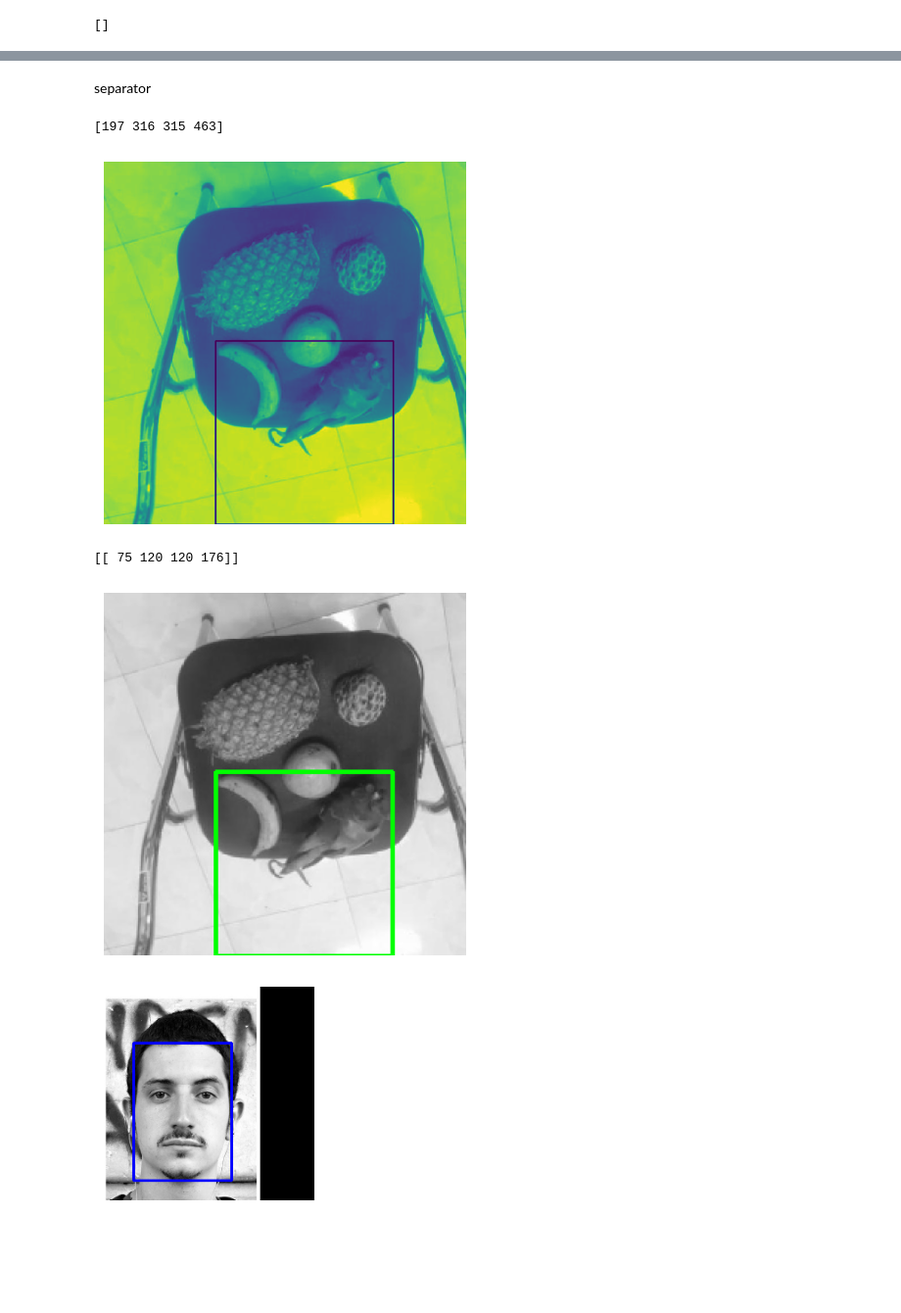
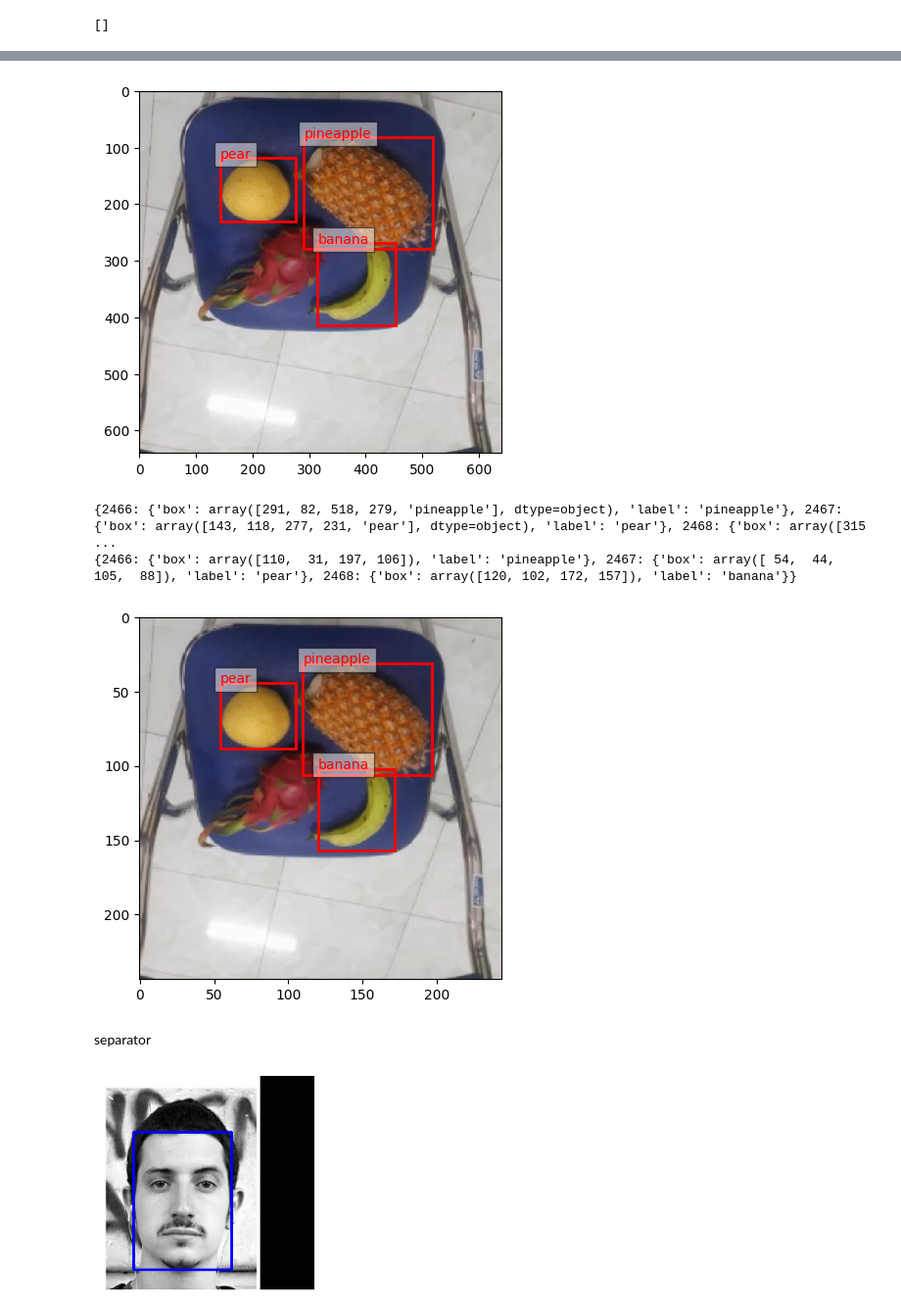
Before and after one commit to miam-bonbon/assignment-computer-vision, a Jupyter notebook: assiga_hopa.ipynb, the cells around one changed output, grey strips where cells are left out. Shown at 98% size. Cells and saved outputs as stored; diff of their text form; code cells hidden in the pictures; blank space fills up the shorter version.

Commit message:
resize working

```diff
--- a/assiga_hopa.ipynb
+++ b/assiga_hopa.ipynb
@@ -291,29 +226,29 @@ KeyError: 'box'
+# %%
+# Another random example
+x = random.randint(0, len(train_image_files))
+
+# Image file is at index x
+random_image_path = train_image_files[x]
+random_filename = os.path.basename(random_image_path)
+random_plt_img = plt.imread(random_image_path)
+random_boxes = get_boxes_for_image(random_filename, train_annotations)
+
+# Display the image with bounding boxes using the function
+display_image_with_boxes(random_plt_img, random_boxes)
+
+# Resize
+resized_image, resized_boxes = _resize_image_and_boxes(random_plt_img, random_boxes, input_size, input_size)
+
+# Print the resized boxes
+print(random_boxes)
+print(resized_boxes)
+
+# Display the resized image with the adjusted bounding boxes:
+display_image_with_boxes(resized_image, resized_boxes)
+# %% [output]
+[figure, added]
+{2466: {'box': array([291, 82, 518, 279, 'pineapple'], dtype=object), 'label': 'pineapple'}, 2467: {'box': array([143, 118, 277, 231, 'pear'], dtype=object), 'label': 'pear'}, 2468: {'box': array([315 ...
+{2466: {'box': array([110,  31, 197, 106]), 'label': 'pineapple'}, 2467: {'box': array([ 54,  44, 105,  88]), 'label': 'pear'}, 2468: {'box': array([120, 102, 172, 157]), 'label': 'banana'}}
+[figure, added]
 # %% [markdown]
 separator
-# %%
-temp_path = os.path.join(train_image_dir, train_annotations.iloc[1]["filename"])
-temp_img = cv.imread(temp_path, cv.IMREAD_GRAYSCALE)
-temp_box = get_boxes(train_annotations)[1]
-print(temp_box)
-
-cv.rectangle(temp_img, temp_box, (0, 255, 0), 2)
-
-plt.imshow(temp_img)
-plt.axis("off")
-plt.show()
-
-temp_img_resized, boxes = _resize_image(temp_img, [temp_box], input_size, input_size)
-print(boxes)
-
-temp_color_img = cv.cvtColor(temp_img_resized, cv.COLOR_GRAY2RGB)
-
-cv.rectangle(temp_color_img, boxes[0], (0, 255, 0), 2)
-
-plt.imshow(temp_color_img)
-plt.axis("off")
-plt.show()
-# %% [output]
-[197 316 315 463]
-[figure, removed]
-[[ 75 120 120 176]]
-[figure, removed]
```
Also changed, not shown: parts of 8 cells of this notebook.
